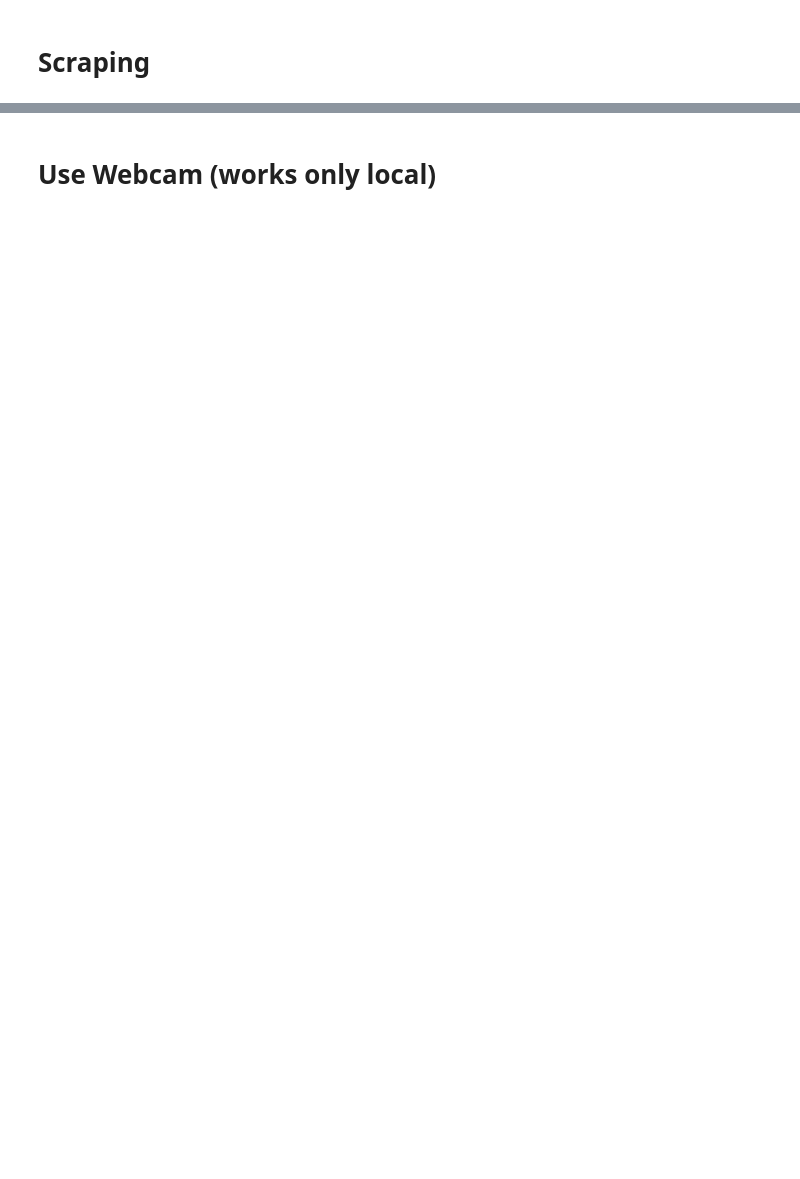
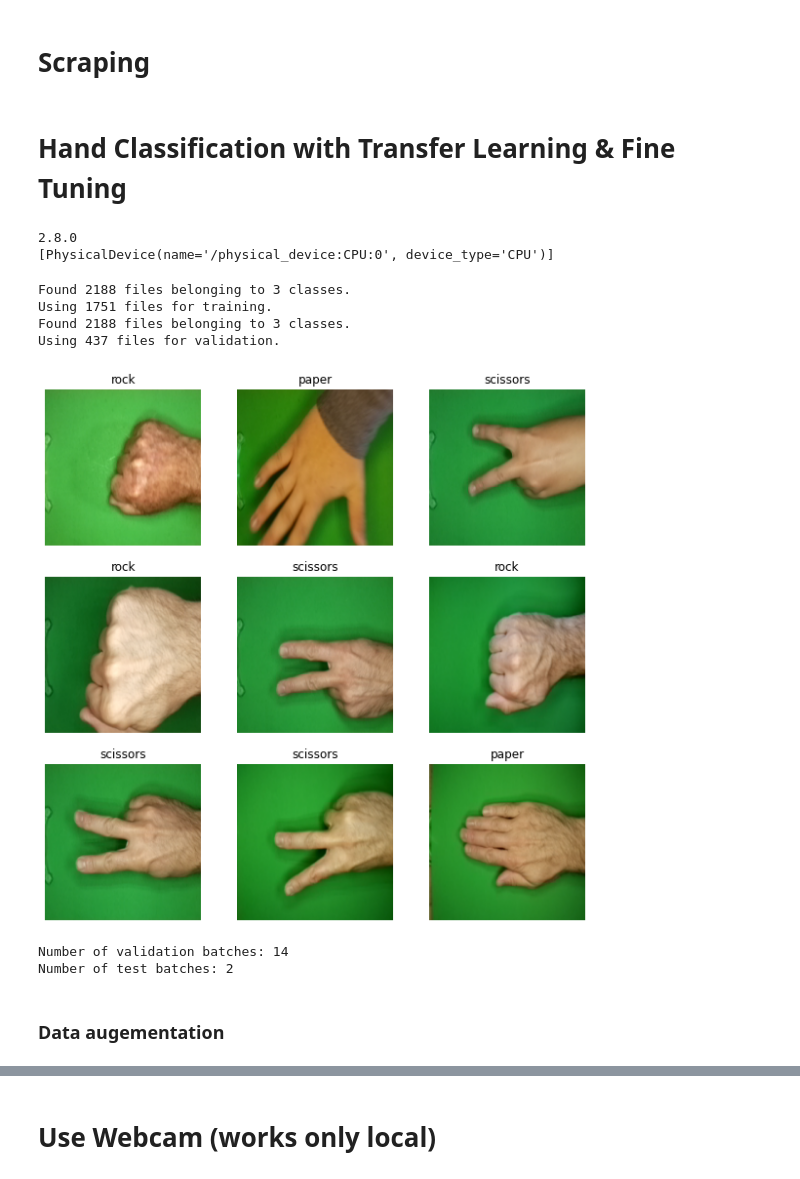
Before and after one commit to adrianbruegger/applieddatascience, a Jupyter notebook: AppliedDataScience_Project.ipynb, the cells around one changed output, grey strips where cells are left out. Cells and saved outputs as stored; diff of their text form; code cells hidden in the pictures; blank space fills up the shorter version.

Commit message:
Add files via upload
Hand Classification with Transfer Learning & Fine Tuning
Bug: Creating 4 folder instead of 3 during zipping the kaggle file

```diff
--- a/AppliedDataScience_Project.ipynb
+++ b/AppliedDataScience_Project.ipynb
@@ -235,12 +2,0 @@ for i, url in enumerate(urls_clean):
-# %%
-#PEXELS / #UNSPLASH
-# Plot the photo
-import matplotlib.pyplot as plt
-import matplotlib.image as mpimg
-%matplotlib inline
-
-for i, url in enumerate(urls_clean):
-    img = mpimg.imread(str('photo_' + str(i+1) + '.jpg'))
-    plt.figure(figsize=(8,8))
-    plt.axis('off')
-    imgplot = plt.imshow(img)
@@ -318,3 +97,24 @@ for image_tag in image_tags:
 import urllib.request
 for i, url in enumerate(links):
     urllib.request.urlretrieve(url, str('photo_' + str(i+1) + '.jpg'))
+# %% [markdown]
+# Hand Classification with Transfer Learning & Fine Tuning
+# %%
+# TensorFlow and tf.keras
+#!pip install tensorflow
+#! pip install tensorflow_datasets
+import tensorflow as tf
+import os
+
+# Helper libraries
+import numpy as np
+import matplotlib.pyplot as plt
+import PIL
+import PIL.Image
+import tensorflow_datasets as tfds
+
+print(tf.__version__)
+print(tf.config.list_physical_devices())
+# %% [output]
+2.8.0
+[PhysicalDevice(name='/physical_device:CPU:0', device_type='CPU')]
@@ -320,0 +143,38 @@ for i, url in enumerate(links):
+# %%
+data_dir = os.path.join(os.curdir, 'rockpaperscissors')
+
+BATCH_SIZE = 32
+IMG_SIZE = (192, 192)
+
+train_dataset = tf.keras.utils.image_dataset_from_directory(data_dir,
+                                                            batch_size=BATCH_SIZE,
+                                                            image_size=IMG_SIZE,
+                                                            shuffle=True,
+                                                            seed=999,
+                                                            validation_split=0.20,
+                                                            subset = "training")
+
+validation_dataset = tf.keras.utils.image_dataset_from_directory(data_dir,
+                                                            batch_size=BATCH_SIZE,
+                                                            image_size=IMG_SIZE,
+                                                            shuffle=True,
+                                                            seed=999,
+                                                            validation_split=0.20,
+                                                            subset = "validation")
+# %% [output]
+Found 2188 files belonging to 3 classes.
+Using 1751 files for training.
+Found 2188 files belonging to 3 classes.
+Using 437 files for validation.
+# %%
+class_names = train_dataset.class_names
+
+plt.figure(figsize=(10, 10))
+for images, labels in train_dataset.take(1):
+  for i in range(9):
+    ax = plt.subplot(3, 3, i + 1)
+    plt.imshow(images[i].numpy().astype("uint8"))
+    plt.title(class_names[labels[i]])
+    plt.axis("off")
+# %% [output]
+[figure, added]
@@ -320,0 +185,7 @@ for i, url in enumerate(links):
+# %%
+
+print('Number of validation batches: %d' % tf.data.experimental.cardinality(validation_dataset))
+print('Number of test batches: %d' % tf.data.experimental.cardinality(test_dataset))
+# %% [output]
+Number of validation batches: 14
+Number of test batches: 2
@@ -320,0 +198,2 @@ for i, url in enumerate(links):
+# %% [markdown]
+### Data augementation
```
Also changed, not shown: parts of 59 cells of this notebook.
